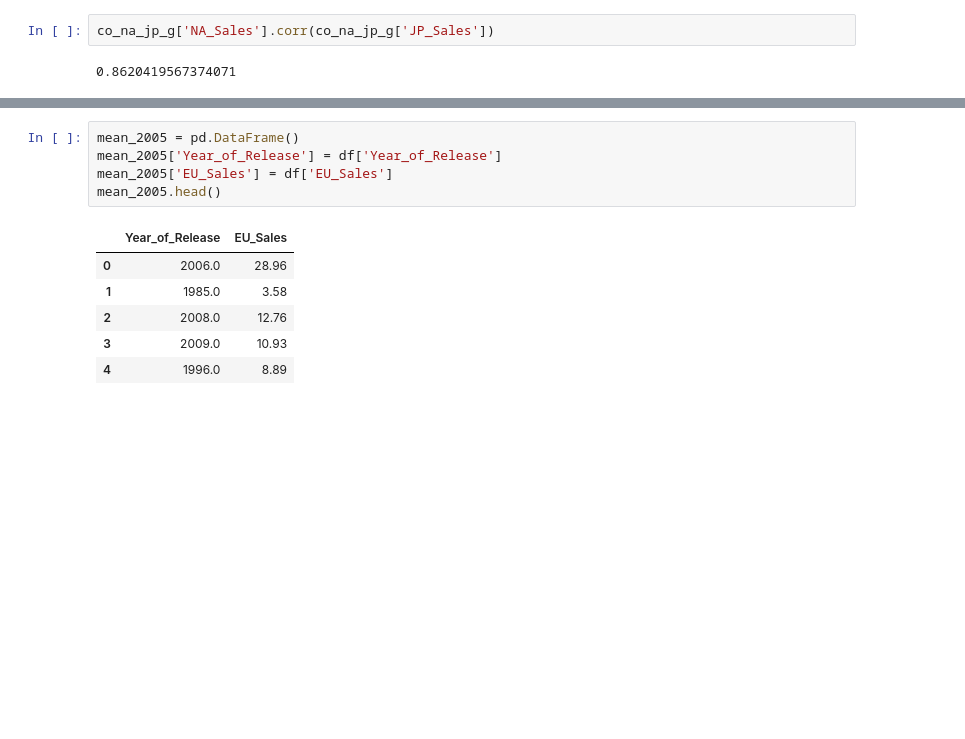
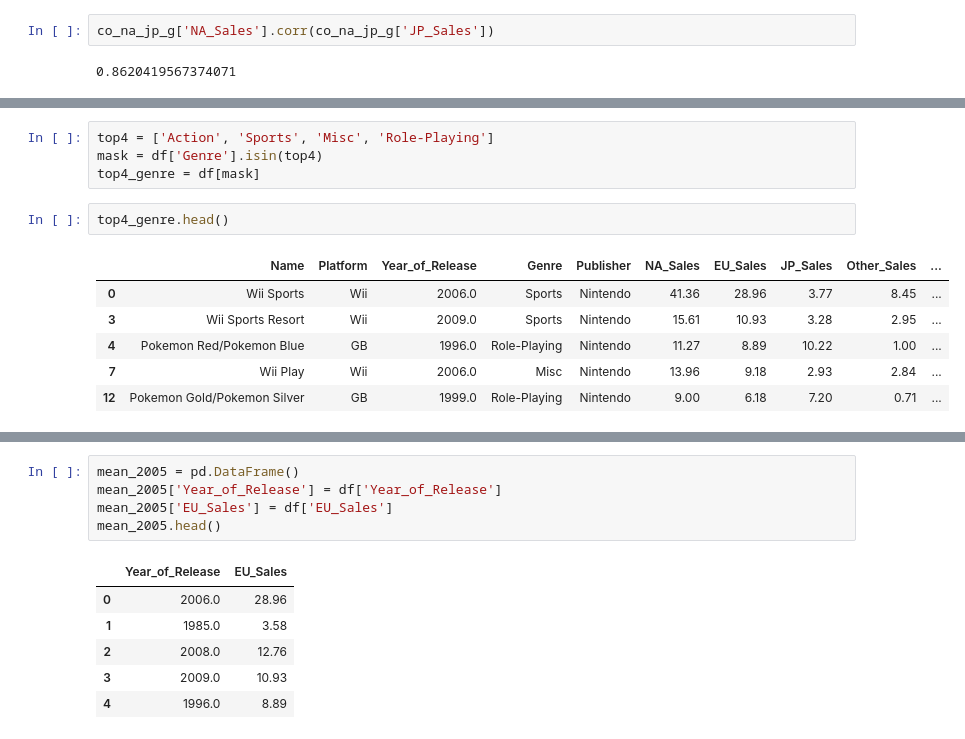
Before and after one commit to LeopoldoCCT/DataVis_Techniques-, a Jupyter notebook: LeopoldoRojoRomero_DVisHDip_CA1.ipynb, the cells around one changed output, grey strips where cells are left out. Saved outputs shown, nothing was run; the diff lists cells and outputs as text; blank space fills up the shorter version.

Commit message:
top4 genres - distribution v1

```diff
--- a/LeopoldoRojoRomero_DVisHDip_CA1.ipynb
+++ b/LeopoldoRojoRomero_DVisHDip_CA1.ipynb
@@ -328,0 +327,13 @@ ax.plot('Role-Playing', 9.971, 'v', markersize=10, color='r');
+# %%
+top4 = ['Action', 'Sports', 'Misc', 'Role-Playing']
+mask = df['Genre'].isin(top4)
+top4_genre = df[mask]
+# %%
+top4_genre.head()
+# %% [output]
+|  | Name | Platform | Year_of_Release | Genre | Publisher | NA_Sales | EU_Sales | JP_Sales | Other_Sales | ... |
+| 0 | Wii Sports | Wii | 2006.0 | Sports | Nintendo | 41.36 | 28.96 | 3.77 | 8.45 | ... |
+| 3 | Wii Sports Resort | Wii | 2009.0 | Sports | Nintendo | 15.61 | 10.93 | 3.28 | 2.95 | ... |
+| 4 | Pokemon Red/Pokemon Blue | GB | 1996.0 | Role-Playing | Nintendo | 11.27 | 8.89 | 10.22 | 1.00 | ... |
+| 7 | Wii Play | Wii | 2006.0 | Misc | Nintendo | 13.96 | 9.18 | 2.93 | 2.84 | ... |
+| 12 | Pokemon Gold/Pokemon Silver | GB | 1999.0 | Role-Playing | Nintendo | 9.00 | 6.18 | 7.20 | 0.71 | ... |
```
Also changed, not shown: parts of 20 cells of this notebook.
